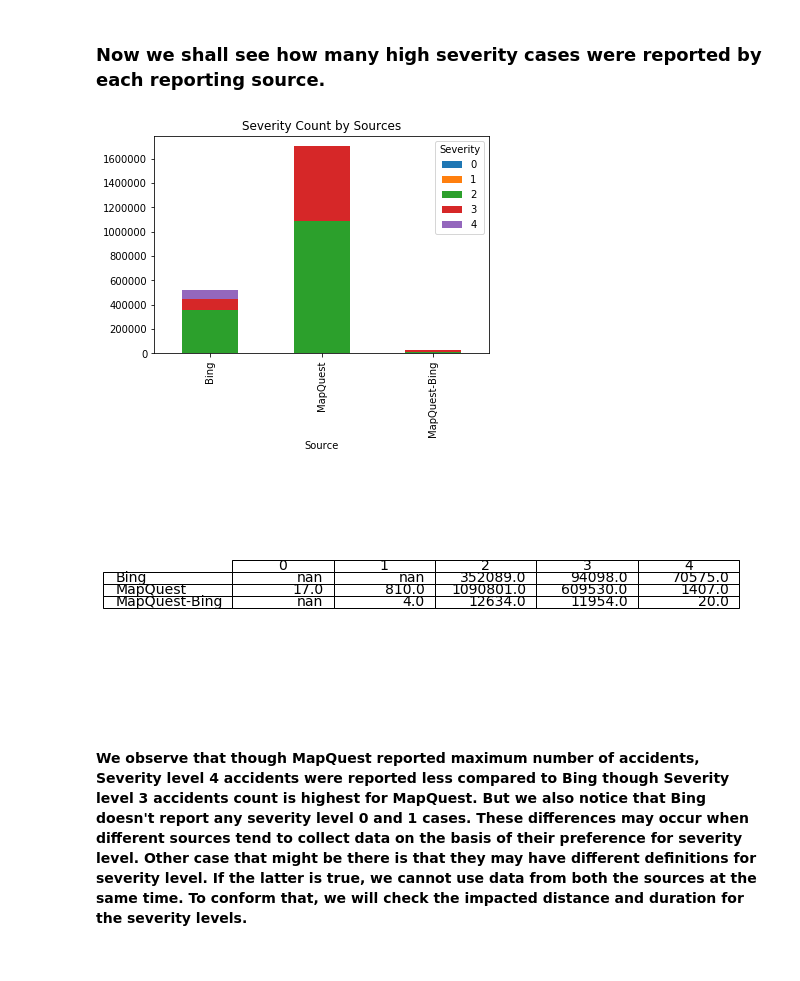
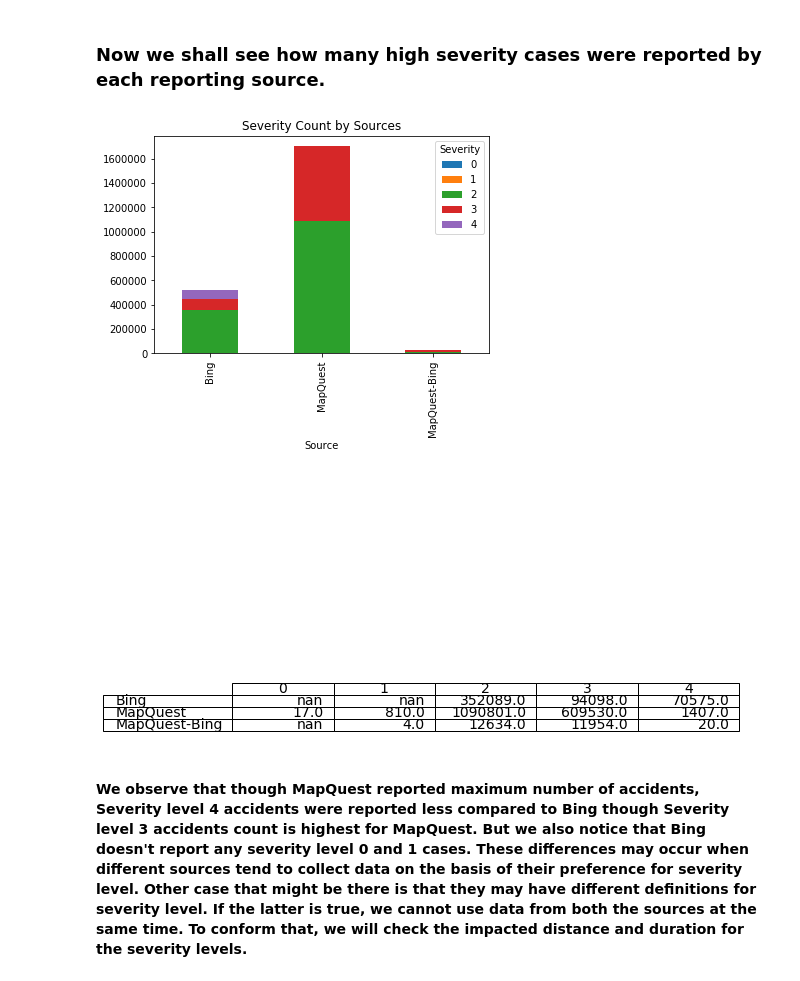
Before and after one commit to rahulmnair1997/US-Accidents-Data-Analysis, a Jupyter notebook: US-accidents.ipynb, the cells around one changed output. Cells and saved outputs as stored; diff of their text form; code cells hidden in the pictures.

```diff
--- a/US-accidents.ipynb
+++ b/US-accidents.ipynb
@@ -88,23 +91,23 @@ d.Source.value_counts().plot(kind='pie', autopct='%1.1f%%', )
 # %%
 import matplotlib.pyplot as plt
 from pandas.plotting import table
 
 source = d.groupby(['Source', 'Severity']).size().reset_index().pivot(columns='Severity', index='Source', values=0)
 
 # plot bar graph
-source.plot(kind='bar',stacked='True', title='Severity Count by Sources')
+source.plot(kind='bar', stacked='True', title='Severity Count by Sources')
 plt.figure(figsize=(20,8))
 
 # plot table
 ax1 = plt.subplot(222)
 plt.axis('off')
-tbl = table(ax1, source, loc='center')
+tbl = table(ax1, source)
 tbl.auto_set_font_size(False)
 tbl.set_fontsize(14)
 plt.show()
 # %% [output]
 [figure]
-[figure, old version]
+[figure, new version]
 # %% [markdown]
 #### We observe that though MapQuest reported maximum number of accidents, Severity level 4 accidents were reported less compared to Bing though Severity level 3 accidents count is highest for MapQuest. But we also notice that Bing doesn't report any severity level 0 and 1 cases. These differences may occur when different sources tend to collect data on the basis of their preference for severity level. Other case that might be there is that they may have different definitions for severity level. If the latter is true, we cannot use data from both the sources at the same time. To conform that, we will check the impacted distance and duration for the severity levels.
 # %% [markdown]
```
Also changed, not shown: parts of 14 cells of this notebook.
